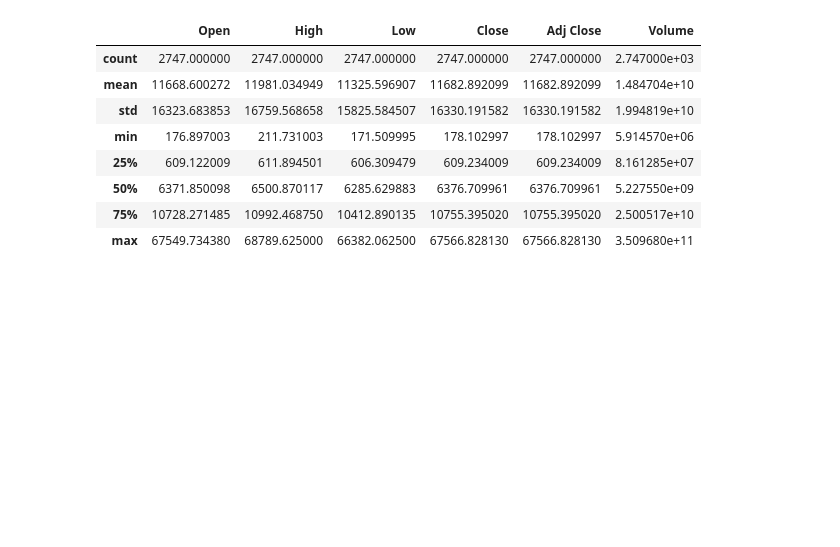
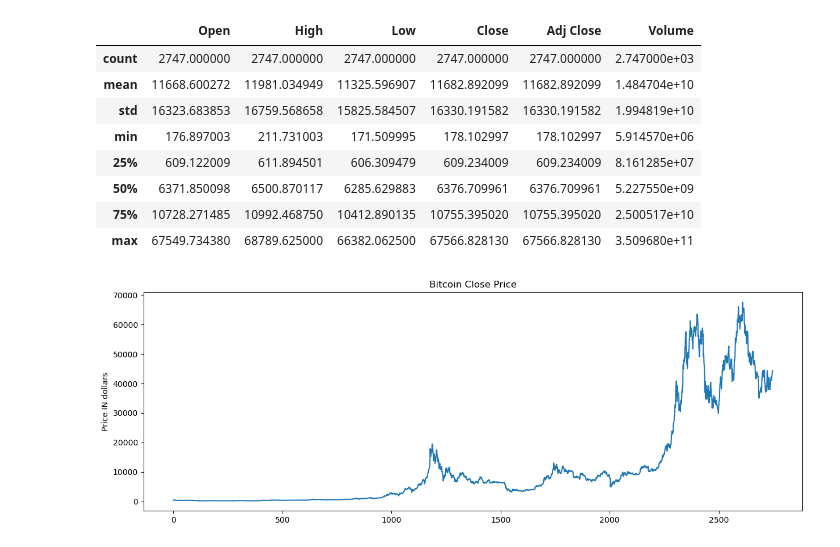
Before and after one commit to kxrrym03/Bitcoin_Prediction, a Jupyter notebook: BTC Analysis.ipynb, the cells around one changed output. Cells and saved outputs as stored; diff of their text form; code cells hidden in the pictures; blank space fills up the shorter version.

```diff
--- a/BTC Analysis.ipynb
+++ b/BTC Analysis.ipynb
@@ -69,3 +69,11 @@ data.describe()
 | 50% | 6371.850098 | 6500.870117 | 6285.629883 | 6376.709961 | 6376.709961 | 5.227550e+09 |
 | 75% | 10728.271485 | 10992.468750 | 10412.890135 | 10755.395020 | 10755.395020 | 2.500517e+10 |
 | max | 67549.734380 | 68789.625000 | 66382.062500 | 67566.828130 | 67566.828130 | 3.509680e+11 |
+# %%
+plt.figure(figsize=(15,5))
+plt.plot(data['Close'])
+plt.title('Bitcoin Close Price')
+plt.ylabel('Price IN dollars')
+plt.show()
+# %% [output]
+[figure, added]
```
